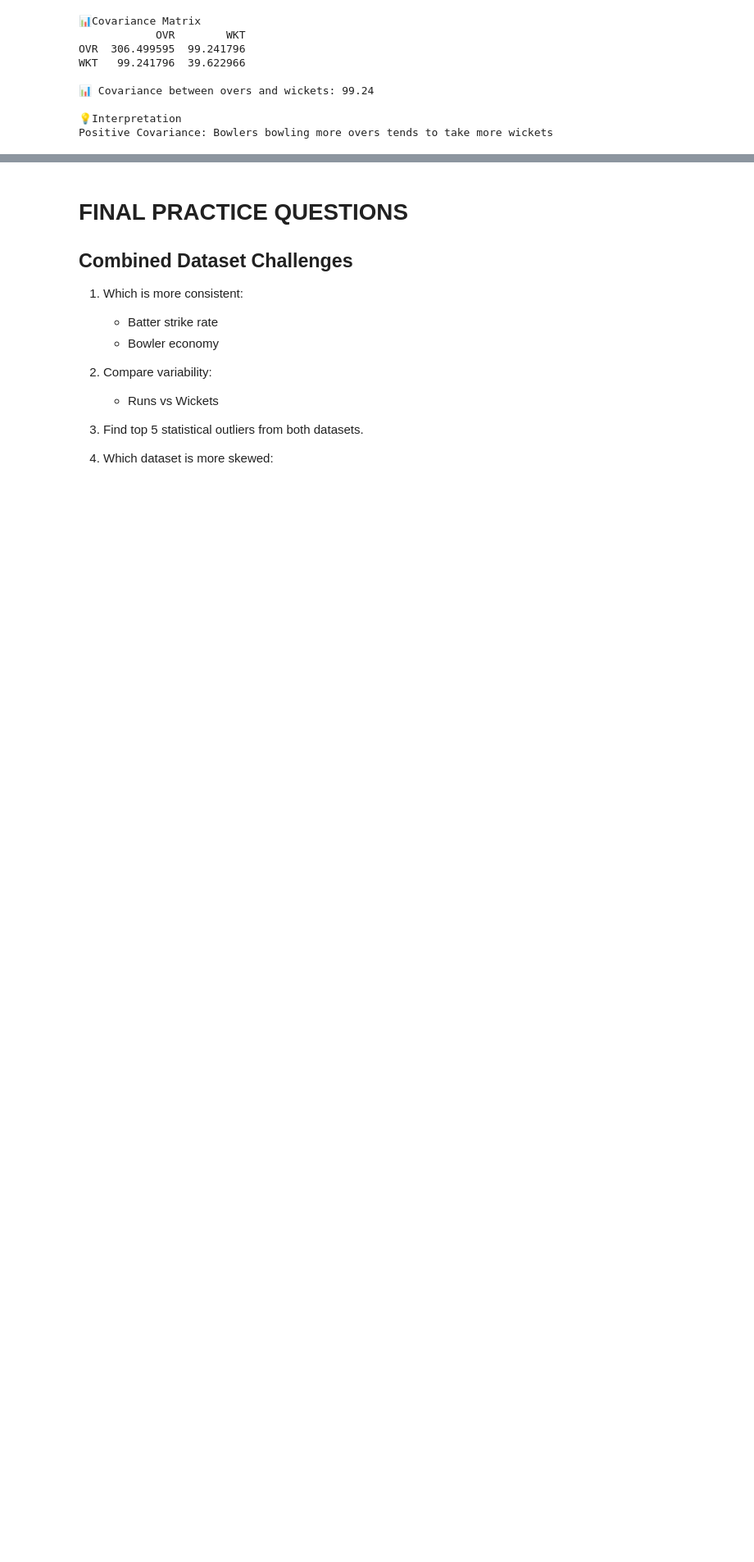
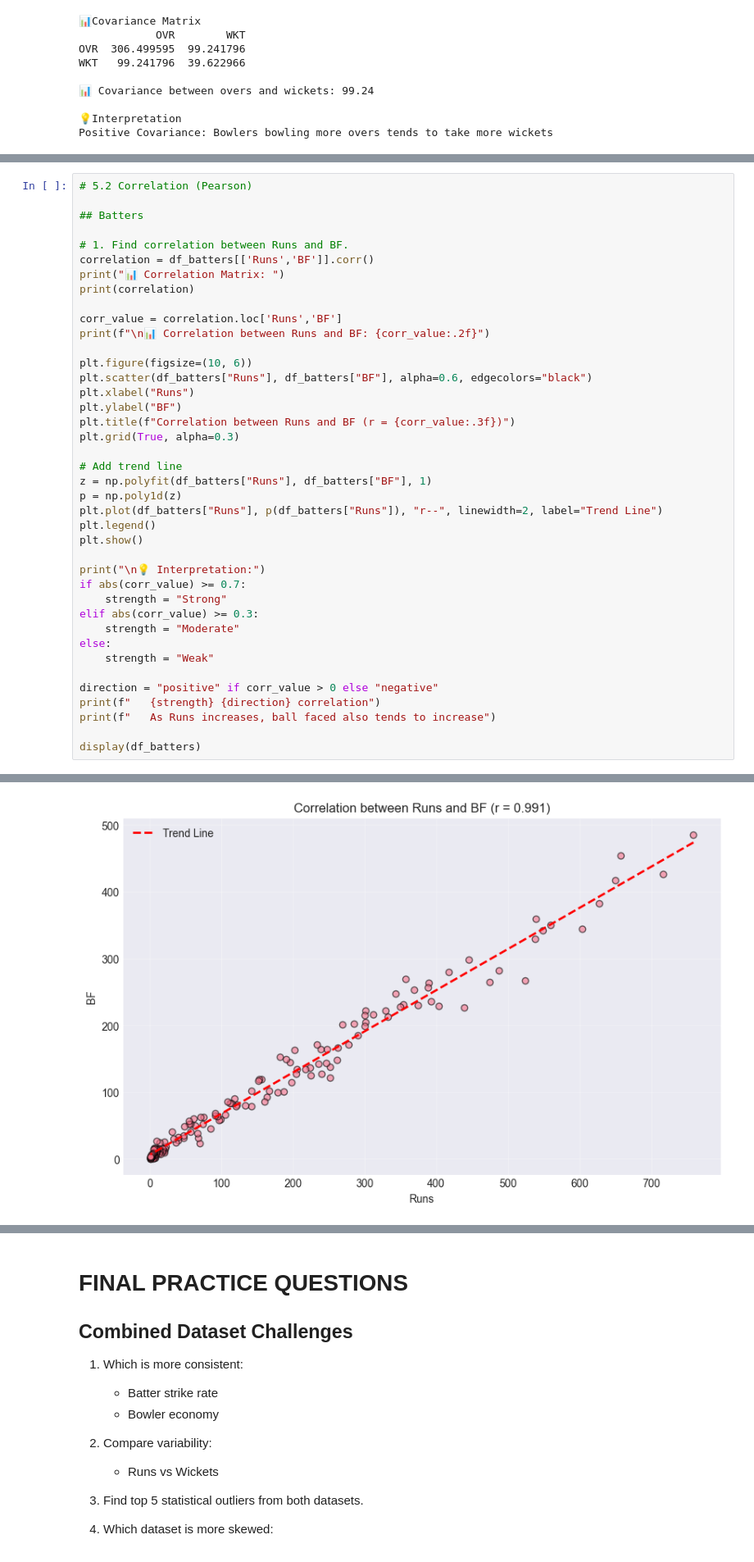
Before and after one commit to shahyash1136/data-analyst-porjects, a Jupyter notebook: IPL_2025_jupyterbook/index.ipynb, the cells around one changed output, grey strips where cells are left out. Shown at 82% size. Drawn from its saved outputs; the diff is of its cells as text; blank space fills up the shorter version.

Commit message:
completed correlation questions

```diff
--- a/IPL_2025_jupyterbook/index.ipynb
+++ b/IPL_2025_jupyterbook/index.ipynb
@@ -3998,0 +3973,41 @@ Positive Covariance: Bowlers bowling more overs tends to take more wickets
+# %%
+# 5.2 Correlation (Pearson)
+
+## Batters
+
+# 1. Find correlation between Runs and BF.
+correlation = df_batters[['Runs','BF']].corr()
+print("📊 Correlation Matrix: ")
+print(correlation)
+
+corr_value = correlation.loc['Runs','BF']
+print(f"\n📊 Correlation between Runs and BF: {corr_value:.2f}")
+
+plt.figure(figsize=(10, 6))
+plt.scatter(df_batters["Runs"], df_batters["BF"], alpha=0.6, edgecolors="black")
+plt.xlabel("Runs")
+plt.ylabel("BF")
+plt.title(f"Correlation between Runs and BF (r = {corr_value:.3f})")
+plt.grid(True, alpha=0.3)
+
+# Add trend line
+z = np.polyfit(df_batters["Runs"], df_batters["BF"], 1)
+p = np.poly1d(z)
+plt.plot(df_batters["Runs"], p(df_batters["Runs"]), "r--", linewidth=2, label="Trend Line")
+plt.legend()
+plt.show()
+
+print("\n💡 Interpretation:")
+if abs(corr_value) >= 0.7:
+    strength = "Strong"
+elif abs(corr_value) >= 0.3:
+    strength = "Moderate"
+else:
+    strength = "Weak"
+
+direction = "positive" if corr_value > 0 else "negative"
+print(f"   {strength} {direction} correlation")
+print(f"   As Runs increases, ball faced also tends to increase")
+
+display(df_batters)
+# %% [output]
@@ -3998,0 +4020 @@ Positive Covariance: Bowlers bowling more overs tends to take more wickets
+[figure, added]
```
Also changed, not shown: parts of 20 cells of this notebook.
